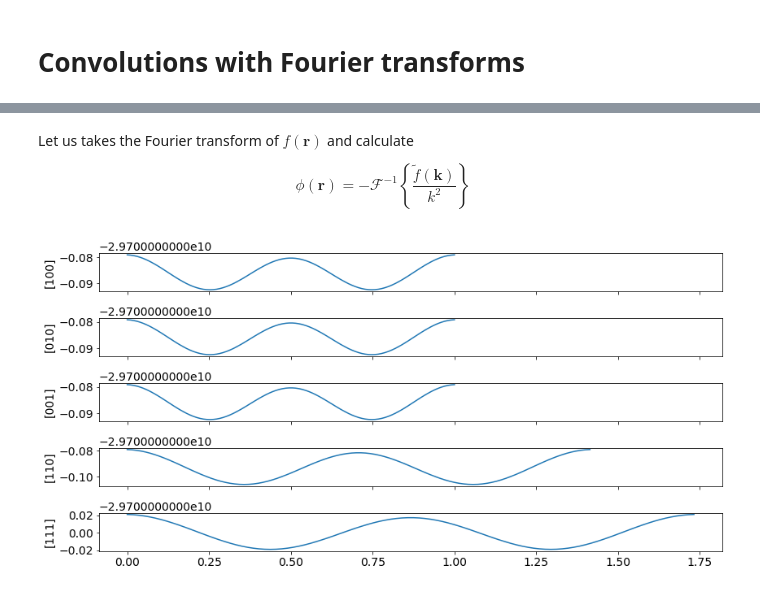
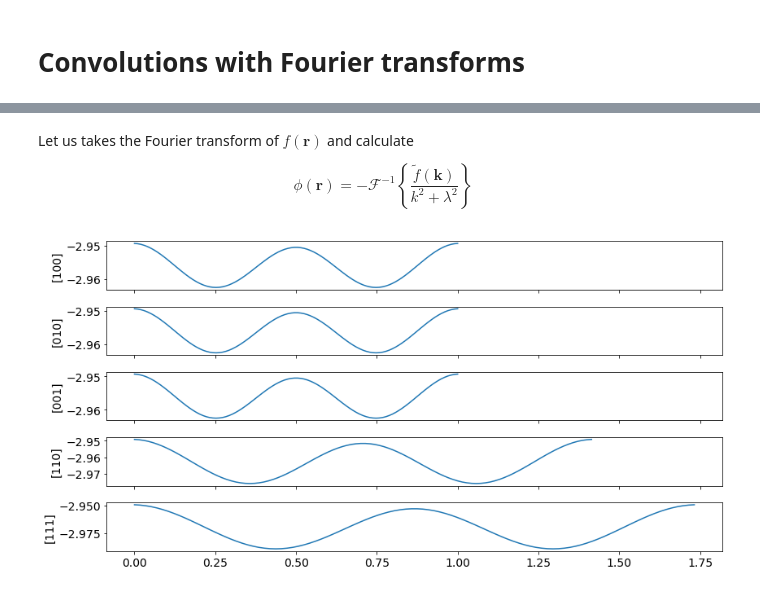
Before and after one commit to wcwitt/deft, a Jupyter notebook: example/convolution.ipynb, the cells around one changed output, grey strips where cells are left out. Drawn from its saved outputs; the diff is of its cells as text; code cells hidden in the pictures.

```diff
--- a/example/convolution.ipynb
+++ b/example/convolution.ipynb
@@ -83,35 +77,35 @@ plt.show()
 Let us takes the Fourier transform of $f(\mathbf{r})$ and calculate
 
 $$
-\phi(\mathbf{r}) = -\mathcal{F}^{-1} \left\{ \frac{\tilde{f}(\mathbf{k})}{k^2} \right\}
+\phi(\mathbf{r}) = -\mathcal{F}^{-1} \left\{ \frac{\tilde{f}(\mathbf{k})}{k^2+\lambda^2} \right\}
 $$
 # %%
 f_deft = deft.Double3D((x.size,x.size,x.size))
 f_deft[...] = f
 f_ft = deft.fourier_transform(f_deft)
 
 k = deft.wave_numbers(f_ft.shape(), deft.Box(np.eye(3)))[...]
-# how to handle k=0?
+
 k = np.where(k==0, 1e-5, k)
 k_deft = deft.Complex3D(f_ft.shape())
 k_deft[...] = k
 
-phi = -deft.inverse_fourier_transform(f_ft/(k_deft*k_deft), f_deft.shape())
+phi = -deft.inverse_fourier_transform(f_ft/(k_deft*k_deft+1), f_deft.shape())
 
 # Plotting
 fig, ax = plt.subplots(5, 1, figsize = (12,6), sharex=True)
 plt.rc('font', size=14)
 ax[0].plot([r[i,0,0] for i in range(x.size)], [phi[i,0,0] for i in range(x.size)])
 ax[0].set_ylabel('[100]')
 ax[1].plot([r[0,i,0] for i in range(x.size)], [phi[0,i,0] for i in range(x.size)])
 ax[1].set_ylabel('[010]')
 ax[2].plot([r[0,0,i] for i in range(x.size)], [phi[0,0,i] for i in range(x.size)])
 ax[2].set_ylabel('[001]')
 ax[3].plot([r[i,i,0] for i in range(x.size)], [phi[i,i,0] for i in range(x.size)])
 ax[3].set_ylabel('[110]')
 ax[4].plot([r[i,i,i] for i in range(x.size)], [phi[i,i,i] for i in range(x.size)])
 ax[4].set_ylabel('[111]')
 plt.tight_layout()
 plt.show()
 # %% [output]
-[figure, old version]
+[figure, new version]
```
Also changed, not shown: parts of 2 cells of this notebook.
